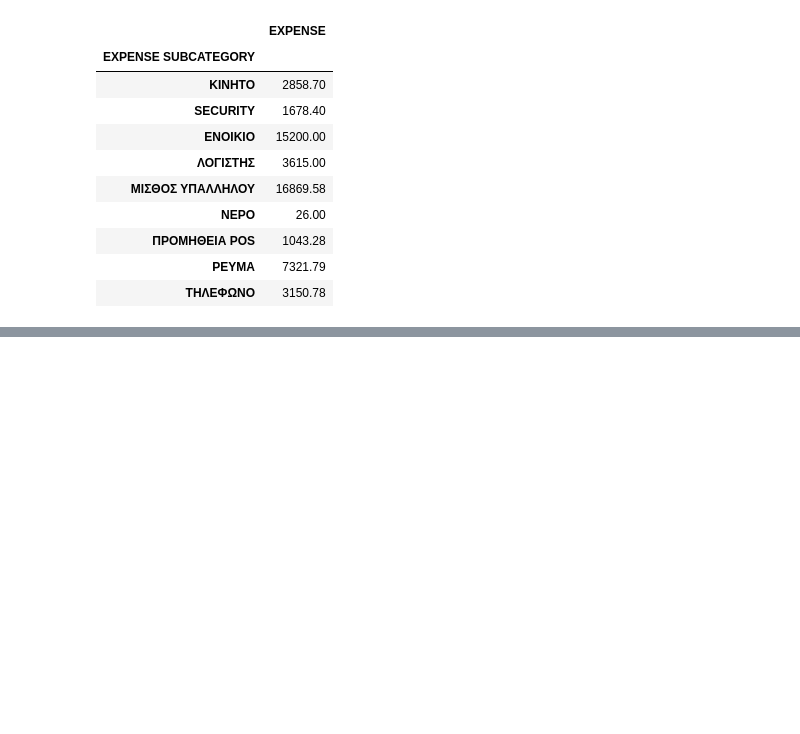
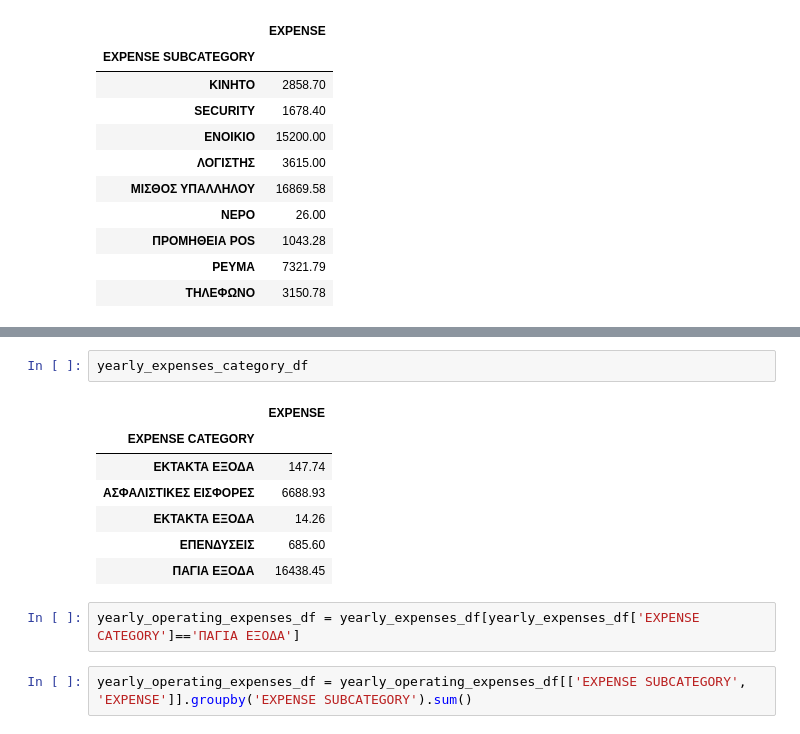
Before and after one commit to tasosnikitakis/Data_Science_Notebooks, a Jupyter notebook: pharmacy_data_expenses_analysis.ipynb, the cells around one changed output, grey strips where cells are left out. Drawn from its saved outputs; the diff is of its cells as text; blank space fills up the shorter version.

```diff
--- a/pharmacy_data_expenses_analysis.ipynb
+++ b/pharmacy_data_expenses_analysis.ipynb
@@ -116,0 +137,14 @@ Support for multi-dimensional indexing (e.g. `obj[:, None]`) is deprecated and w
+# %%
+yearly_expenses_category_df
+# %% [output]
+|  | EXPENSE |
+| EXPENSE CATEGORY |  |
+| ΕΚΤΑΚΤΑ ΕΞΟΔΑ | 147.74 |
+| ΑΣΦΑΛΙΣΤΙΚΕΣ ΕΙΣΦΟΡΕΣ | 6688.93 |
+| ΕΚΤΑΚΤΑ ΕΞΟΔΑ | 14.26 |
+| ΕΠΕΝΔΥΣΕΙΣ | 685.60 |
+| ΠΑΓΙΑ ΕΞΟΔΑ | 16438.45 |
+# %%
+yearly_operating_expenses_df = yearly_expenses_df[yearly_expenses_df['EXPENSE CATEGORY']=='ΠΑΓΙΑ ΕΞΟΔΑ']
+# %%
+yearly_operating_expenses_df = yearly_operating_expenses_df[['EXPENSE SUBCATEGORY', 'EXPENSE']].groupby('EXPENSE SUBCATEGORY').sum()
```
Also changed, not shown: parts of 4 cells of this notebook.
